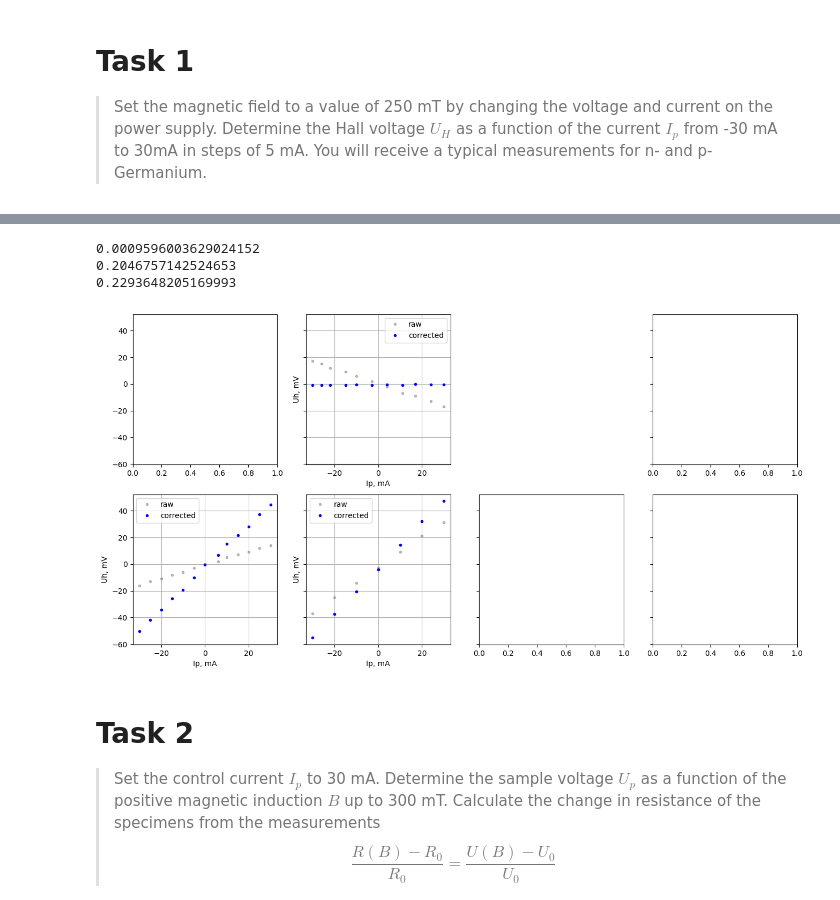
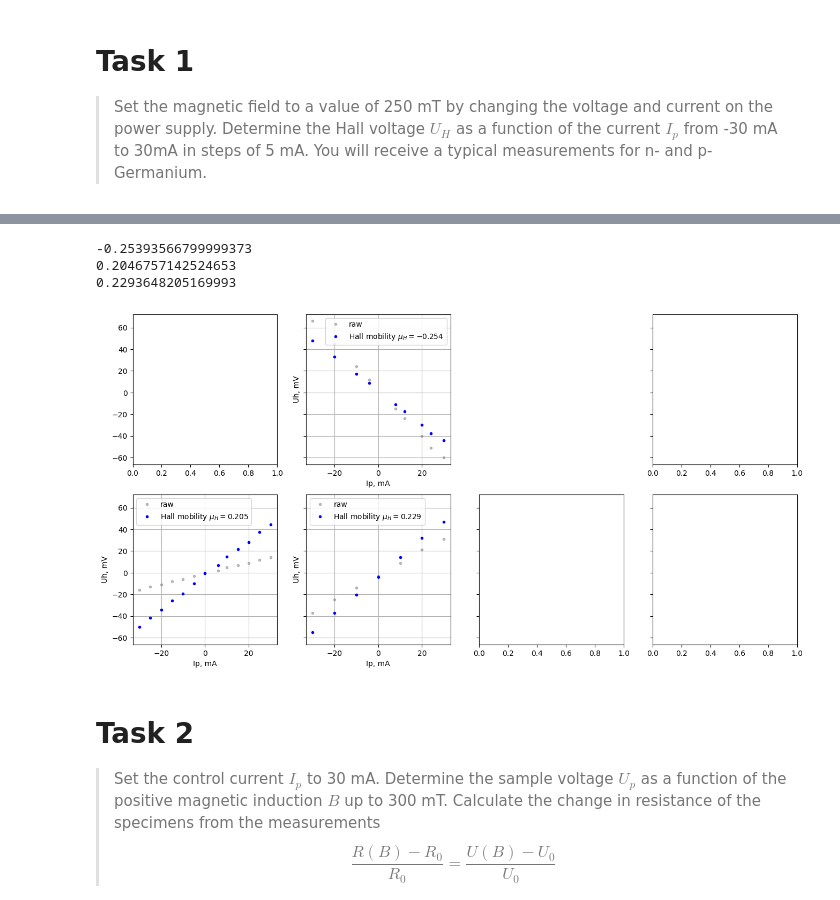
Before and after one commit to evgeny-kolonsky/Lab4, a Jupyter notebook: Hall/phywe/Hall_phywe.ipynb, the cells around one changed output, grey strips where cells are left out. Saved outputs shown, nothing was run; the diff lists cells and outputs as text; code cells hidden in the pictures.

```diff
--- a/Hall/phywe/Hall_phywe.ipynb
+++ b/Hall/phywe/Hall_phywe.ipynb
@@ -125,7 +129,7 @@ for name in names:
   fit = linregress(Up, Uh)
   beta[name] = fit.slope
   R[name] = 1 / linregress(Up, Ip).slope
-  axx.plot(Up, fit.intercept + fit.slope *Up, '--', label=rf'$\beta$ {beta[name]:.3f} $R$={R[name]:.1f} Ohm')
+  axx.plot(Up, fit.intercept + fit.slope *Up, '--', label=rf'$\beta= {beta[name]:.3f}$  $R={R[name]:.1f}\,\Omega$')
   axx.plot(Up, Uh, '.')
   axx.legend()
   axx.grid()
@@ -144,36 +148,36 @@ steps of 5 mA. You will receive a typical measurements for n- and p-Germanium.
 # %%
 fig, ax = plt.subplots(2, 4, figsize=(16, 8), sharey=True)
 
 for name in names:
   url = f'https://raw.githubusercontent.com/evgeny-kolonsky/Lab4/refs/heads/main/Hall/phywe/{name}_task1.txt'
   response = requests.get(url)
   Ip, T, Uh, Up = np.genfromtxt(response.text.splitlines()).T
   Uh_ = Uh - beta[name] * Up
   first_digit  = int(name[:2]) % 10
   second_digit = int(name[:2]) // 10
   axx = ax[second_digit-1, first_digit-1]
 
   axx.set_xlabel('Ip, mA')
   axx.set_ylabel('Uh, mV')
 
   B = 250e-3 # T
   y = Uh_
   x = Up * W/L * B
   fit = linregress(x, y)
   muh = fit. slope
   print(muh)
 
   axx.plot(Ip, Uh, '.', color='gray', alpha=0.5, label='raw')
-  axx.plot(Ip, Uh_, '.', color='blue', label='corrected')
+  axx.plot(Ip, Uh_, '.', color='blue', label=fr'Hall mobility $\mu_H={muh:.3f}$')
   axx.legend()
   axx.grid()
 #ax[0,0].remove()
 ax[0,2].remove()
 # %% [output]
-0.0009596003629024152
+-0.25393566799999373
 0.2046757142524653
 0.2293648205169993
-[figure, old version]
+[figure, new version]
 # %% [markdown]
 # Task 2
 
```
Also changed, not shown: parts of 4 cells of this notebook.
